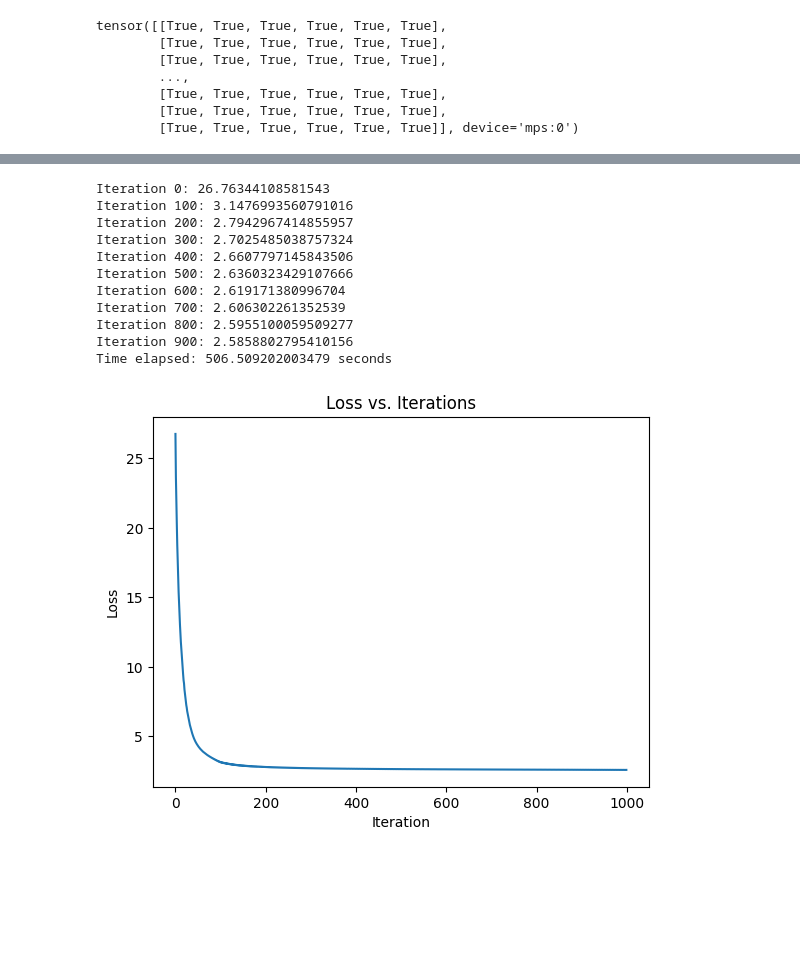
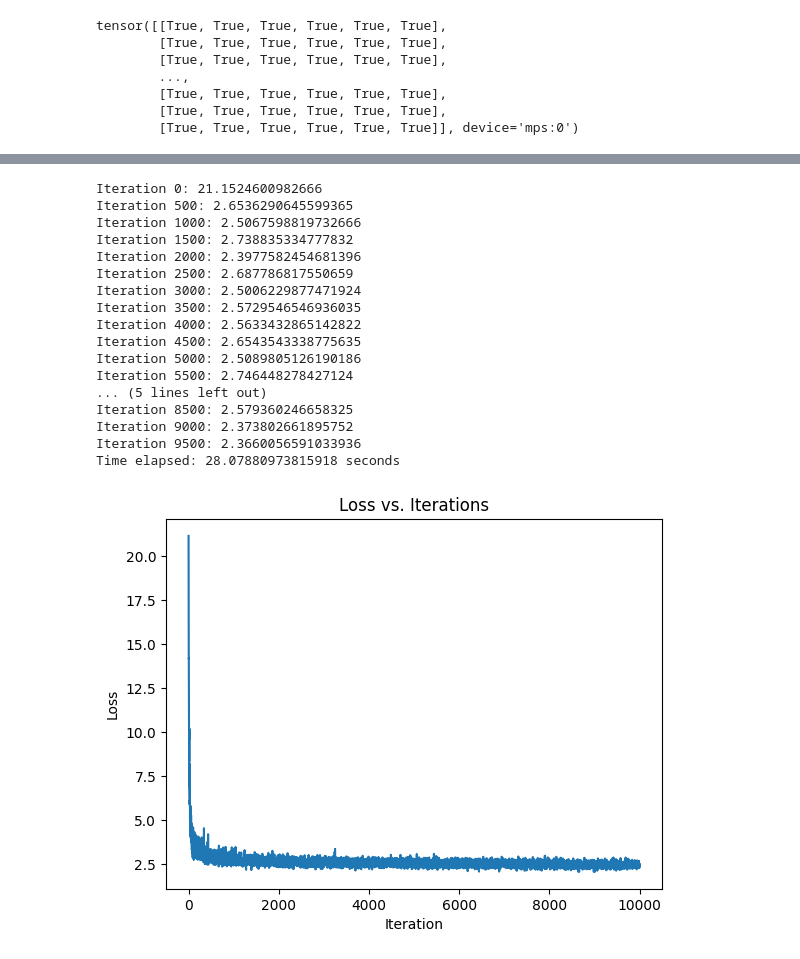
Before and after one commit to Binan-URMF/MyLanguageModelJourney, a Jupyter notebook: MLPtrial.ipynb, the cells around one changed output, grey strips where cells are left out. Drawn from its saved outputs; the diff is of its cells as text; code cells hidden in the pictures; blank space fills up the shorter version.

```diff
--- a/MLPtrial.ipynb
+++ b/MLPtrial.ipynb
@@ -107,12 +136,14 @@ elif torch.backends.mps.is_available():
     device = torch.device("mps")
 else:
     device = torch.device("cpu")
-Y = Y.to(device)
-X = X.to(device)
 
-generator = torch.Generator(device=device)
-#seed = 20040324
-#generator.manual_seed(seed)
+#X_train = X_train.to(device)
+#Y_train = Y_train.to(device)
+#X_valid = X_valid.to(device)
+#Y_valid = Y_valid.to(device)
+#X_eval = X_eval.to(device)
+#Y_eval = Y_eval.to(device)
+
 
 rows = 27 #  english chars + the dot
 dimension = 2 # dimensions for each char
@@ -295,47 +344,57 @@ iterations = []
 # Start the timer
 start_time = time.time()
 
 # Training loop
-for iter in range(1000):
-    emb = params[X]
+for iter in range(10000):
+
+    batch_indexes = torch.randint(0, X.shape[0], (100,), generator=generator, device='mps')
+
+
+    emb = params[X[batch_indexes]]
     activation1 = torch.tanh(emb.view(emb.shape[0], emb.shape[1] * emb.shape[2]) @ W1 + b1)
     logits = activation1 @ W2 + b2
-    loss = F.cross_entropy(logits, Y)
+    loss = F.cross_entropy(logits, Y[batch_indexes])
 
     # Store loss value and iteration number
     loss_values.append(loss.item())
     iterations.append(iter)
 
-    if iter % 100 == 0:
+    if iter % 500 == 0:
         print(f'Iteration {iter}: {loss.item()}')
 
     for p in parameters:
         p.grad = None
     loss.backward()
     for p in parameters:
         p.data += -0.1 * p.grad
 
 # Print time elapsed
 end_time = time.time()
 print(f"Time elapsed: {end_time - start_time} seconds")
 
 # Plot loss graph
 plt.plot(iterations, loss_values)
 plt.xlabel('Iteration')
 plt.ylabel('Loss')
 plt.title('Loss vs. Iterations')
 plt.show()
 # %% [output]
-Iteration 0: 26.76344108581543
-Iteration 100: 3.1476993560791016
-Iteration 200: 2.7942967414855957
-Iteration 300: 2.7025485038757324
-Iteration 400: 2.6607797145843506
-Iteration 500: 2.6360323429107666
-Iteration 600: 2.619171380996704
-Iteration 700: 2.606302261352539
-Iteration 800: 2.5955100059509277
-Iteration 900: 2.5858802795410156
-Time elapsed: 506.509202003479 seconds
+Iteration 0: 21.1524600982666
+Iteration 500: 2.6536290645599365
+Iteration 1000: 2.5067598819732666
+Iteration 1500: 2.738835334777832
+Iteration 2000: 2.3977582454681396
+Iteration 2500: 2.687786817550659
+Iteration 3000: 2.5006229877471924
+Iteration 3500: 2.5729546546936035
+Iteration 4000: 2.5633432865142822
+Iteration 4500: 2.6543543338775635
+Iteration 5000: 2.5089805126190186
+Iteration 5500: 2.746448278427124
+... (5 lines left out)
+Iteration 8500: 2.579360246658325
+Iteration 9000: 2.373802661895752
+Iteration 9500: 2.3660056591033936
+Time elapsed: 28.07880973815918 seconds
-[figure, old version]
+[figure, new version]
 # %%
```
Also changed, not shown: parts of 17 cells of this notebook.
